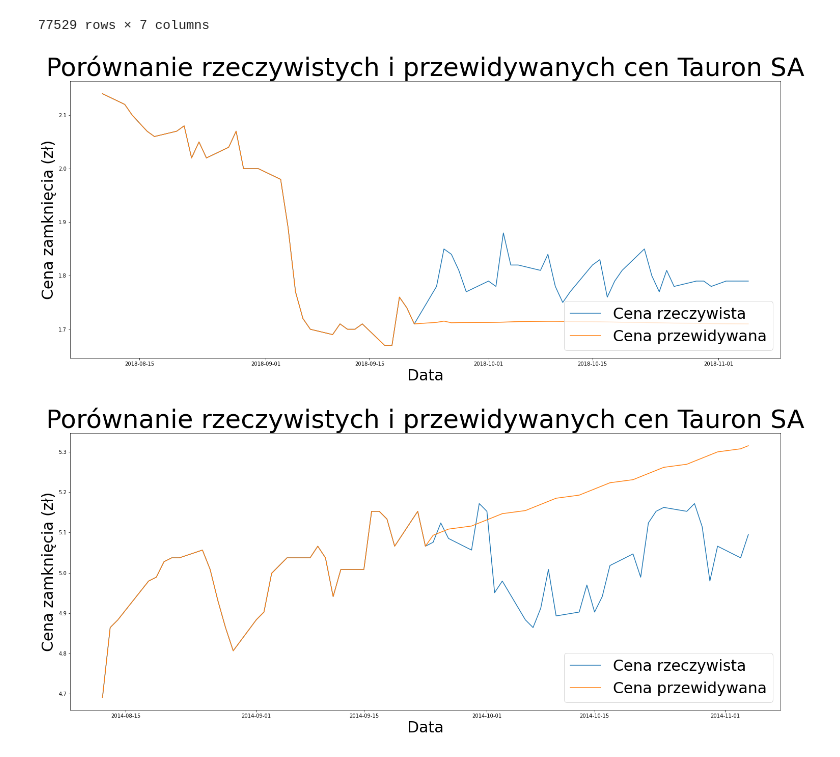
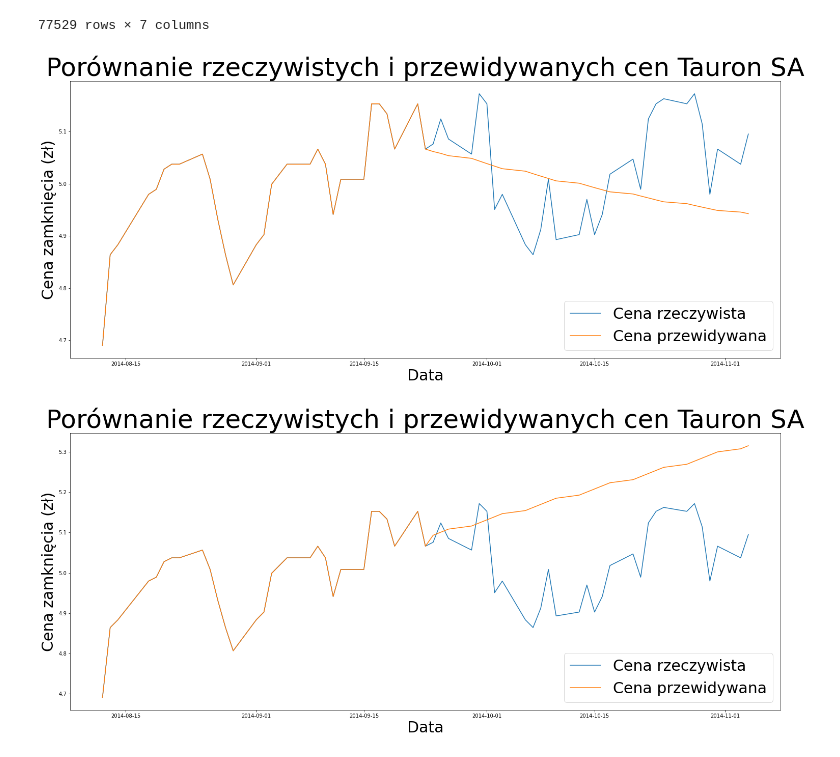
Before and after one commit to WaznyKamo/Deep-Learning-Stock-Price-Prediction, a Jupyter notebook: Stock-prediction-multiple-days.ipynb, the cells around one changed output. Cells and saved outputs as stored; diff of their text form; code cells hidden in the pictures.

```diff
--- a/Stock-prediction-multiple-days.ipynb
+++ b/Stock-prediction-multiple-days.ipynb
@@ -176,16 +176,16 @@ X_train, X_valid, Y_train, Y_valid = train_test_split(X_all, Y_all, test_size=26
 ### Defining and evaluating the model
 # %%
 model = Sequential()
-model.add(LSTM(64, input_shape=[X_train.shape[1], X_train.shape[2]]))#, return_sequences=True))
-#model.add(LSTM(64))
-model.add(Dense(100, activation='relu'))
+model.add(LSTM(128, input_shape=[X_train.shape[1], X_train.shape[2]]))#, return_sequences=True))
+# model.add(LSTM(32))
+model.add(Dense(300, activation='relu'))
 model.add(Dense(Y_train.shape[1]))
 
 model.summary()
 
 model.compile(loss='mse', optimizer='adam')
 
-history = model.fit(X_train, Y_train, epochs=10, validation_data=(X_valid, Y_valid))
+history = model.fit(X_train, Y_train, epochs=15, validation_data=(X_valid, Y_valid))
 
 plt.plot(history.history['loss'], label='train')
 plt.plot(history.history['val_loss'], label='test')
@@ -213,6 +213,6 @@ Epoch 10/10
 # %%
-predictions = model.predict(X_valid)
+predictions_basic = model.predict(X_valid)
 
-predictions = evaluate_results(X_valid, Y_valid, Y_scalers, predictions) # returns dataset
+predictions = evaluate_results(X_valid, Y_valid, Y_scalers, predictions_basic) # returns dataset
 # %% [output]
       Close_real  Close_predicted
@@ -277,7 +277,7 @@ def predict_n_days_NN(input_vector, n):
         X_predicted[:, -1, :] = prediction
         predictions.append(prediction)
 
-    X_predicted = scaler.inverse_transform(X_predicted.reshape(60, 5))
+#     X_predicted = scaler.inverse_transform(X_predicted.reshape(60, 5))
     predictions = np.array(predictions)
     predictions = scaler.inverse_transform(predictions.reshape(n, 5))
 
@@ -290,18 +290,18 @@ def predict_n_days_LR(input_vector, n):
     prediction = lin_regr.predict(X_pred)
     return prediction
 # %%
-predictions_30_NN = predict_n_days_NN(stock_data.loc[stock_data['Stock'] == 'TPE', ['Open', 'Highest', 'Lowest', 'Close', 'Volume']][2000:2060], 30)
+predictions_30_NN = predict_n_days_NN(stock_data.loc[stock_data['Stock'] == 'TPE', ['Open', 'Highest', 'Lowest', 'Close', 'Volume']][1000:1060], 30)
 # %%
 plt.figure(figsize=(25,10))
 plt.title('Porównanie rzeczywistych i przewidywanych cen Tauron SA', fontsize=50)
 plt.xlabel('Data', fontsize=30)
 plt.ylabel('Cena zamknięcia (zł)', fontsize=30)
-plt.plot(stock_data.loc[stock_data['Stock'] == 'TPE', 'Date'][2030:2090].values, stock_data.loc[stock_data['Stock'] == 'TPE', 'Close'][2030:2090].values)
-plt.plot(stock_data.loc[stock_data['Stock'] == 'TPE', 'Date'][2030:2090].values, np.concatenate((stock_data.loc[stock_data['Stock'] == 'TPE', 'Close'][2030:2060].values, predictions_30_NN[:, 3])))
+plt.plot(stock_data.loc[stock_data['Stock'] == 'TPE', 'Date'][1030:1090].values, stock_data.loc[stock_data['Stock'] == 'TPE', 'Close'][1030:1090].values)
+plt.plot(stock_data.loc[stock_data['Stock'] == 'TPE', 'Date'][1030:1090].values, np.concatenate((stock_data.loc[stock_data['Stock'] == 'TPE', 'Close'][1030:1060].values, predictions_30_NN[:, 3])))
 plt.legend(['Cena rzeczywista',  'Cena przewidywana'], loc='lower right', fontsize=30)
 plt.show()
 # %% [output]
-[figure, old version]
+[figure, new version]
 # %%
 predictions_30_LR = predict_n_days_LR(stock_data.loc[stock_data['Stock'] == 'TPE', ['Open', 'Highest', 'Lowest', 'Close', 'Volume']][1000:1060], 30)
 # %%
```
Also changed, not shown: parts of 11 cells of this notebook, 1 other file.
